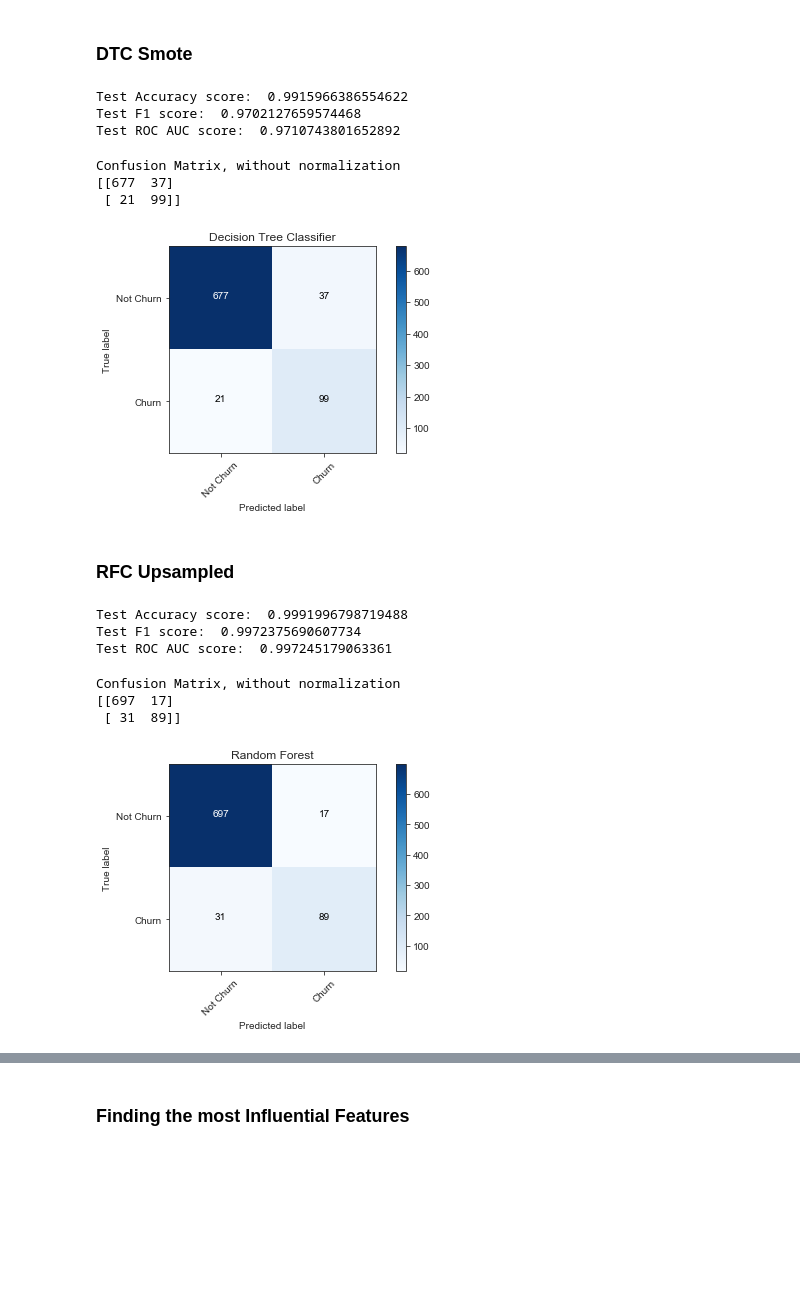
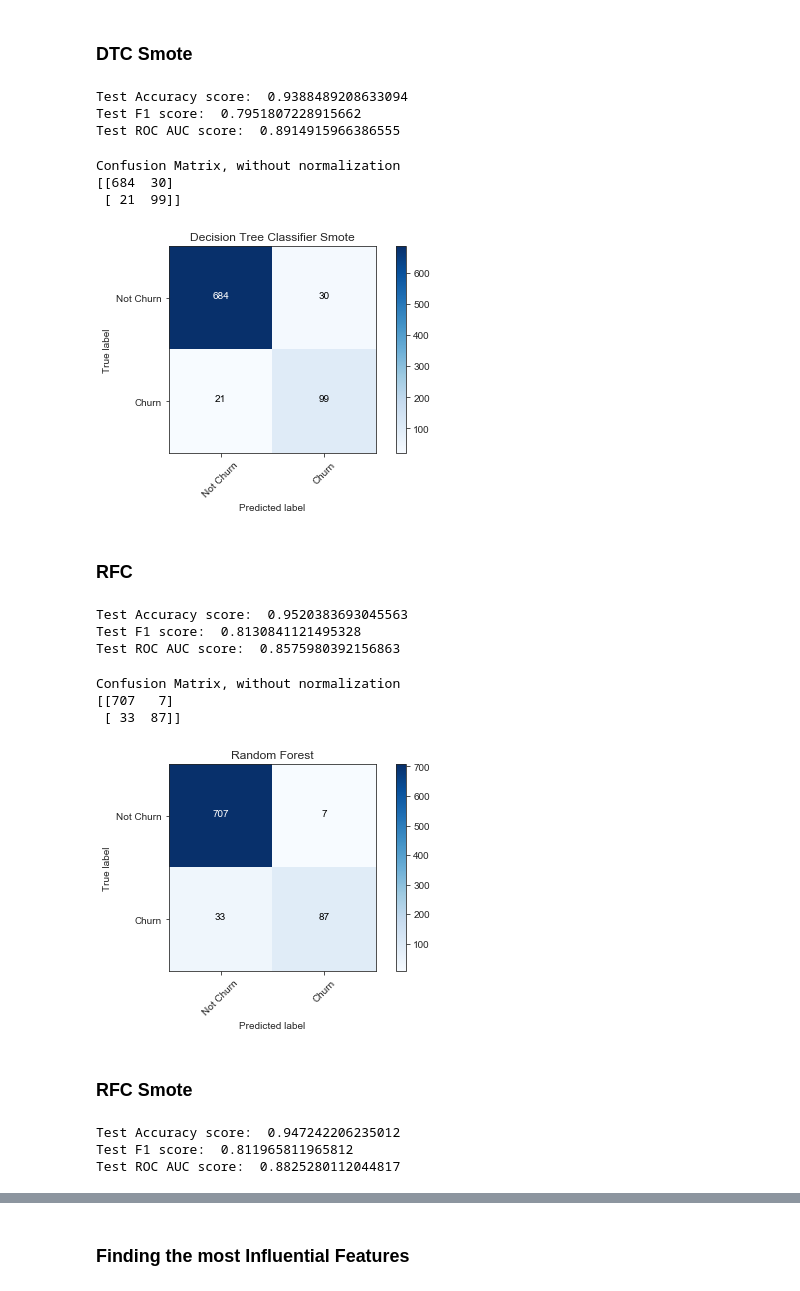
Before and after one commit to ChrisFiorentine/mod3_project, a Jupyter notebook: next_notebook.ipynb, the cells around one changed output, grey strips where cells are left out. Saved outputs shown, nothing was run; the diff lists cells and outputs as text; code cells hidden in the pictures; blank space fills up the shorter version.

```diff
--- a/next_notebook.ipynb
+++ b/next_notebook.ipynb
@@ -787,0 +986,2 @@ Confusion Matrix, without normalization
+# %%
+fit_predict(lr_smote_gs.best_estimator_,X_train_smote, y_train_smote,X_test2, y_test2)
@@ -787,0 +1008,2 @@ Confusion Matrix, without normalization
+# %%
+fit_predict(dtc_gs.best_estimator_,X_train2, y_train2,X_test2,y_test2)
@@ -788,31 +1028,31 @@ Confusion Matrix, without normalization
 # %% [markdown]
 ### DTC Smote
 # %%
-fit_predict(dtc_smote_gs.best_estimator_,X_train_smote, y_train_smote,X_train2,y_train2)
+fit_predict(dtc_gs_smote.best_estimator_,X_train_smote, y_train_smote,X_test2,y_test2)
 # %% [output]
-Test Accuracy score:  0.9915966386554622
-Test F1 score:  0.9702127659574468
-Test ROC AUC score:  0.9710743801652892
+Test Accuracy score:  0.9388489208633094
+Test F1 score:  0.7951807228915662
+Test ROC AUC score:  0.8914915966386555
 # %%
-dtc_smote_gs_pred = dtc_smote_gs.best_estimator_.predict(X_test2)
+dtc_gs_smote_pred = dtc_gs_smote.best_estimator_.predict(X_test2)
 # %%
-cm = confusion_matrix(y_test2,dtc_smote_gs_pred)
+cm = confusion_matrix(y_test2,dtc_gs_smote_pred)
 classes = ['Not Churn', 'Churn']
 plot_confusion_matrix(cm, classes,
                           normalize=False,
-                          title='Decision Tree Classifier',
+                          title='Decision Tree Classifier Smote',
                           cmap=plt.cm.Blues)
 # %% [output]
 Confusion Matrix, without normalization
-[[677  37]
+[[684  30]
  [ 21  99]]
-[figure, old version]
+[figure, new version]
 # %% [markdown]
-### RFC Upsampled
+### RFC
 # %%
-fit_predict(rfc_up_gs.best_estimator_,X_train_upsampled, y_train_upsampled,X_train2,y_train2)
+fit_predict(rfc_gs.best_estimator_,X_train2, y_train2,X_test2,y_test2)
 # %% [output]
-Test Accuracy score:  0.9991996798719488
-Test F1 score:  0.9972375690607734
-Test ROC AUC score:  0.997245179063361
+Test Accuracy score:  0.9520383693045563
+Test F1 score:  0.8130841121495328
+Test ROC AUC score:  0.8575980392156863
 # %%
@@ -820,5 +1060,5 @@ rfc_up_gs_pred = rfc_up_gs.best_estimator_.predict(X_test2)
 # %%
-cm = confusion_matrix(y_test2,rfc_up_gs_pred)
+cm = confusion_matrix(y_test2,rfc_gs_pred)
 classes = ['Not Churn', 'Churn']
 plot_confusion_matrix(cm, classes,
                           normalize=False,
@@ -826,6 +1066,14 @@ plot_confusion_matrix(cm, classes,
                           cmap=plt.cm.Blues)
 # %% [output]
 Confusion Matrix, without normalization
-[[697  17]
- [ 31  89]]
+[[707   7]
+ [ 33  87]]
-[figure, old version]
+[figure, new version]
+# %% [markdown]
+### RFC Smote
+# %%
+fit_predict(rfc_gs_smote.best_estimator_,X_train_smote, y_train_smote,X_test2,y_test2)
+# %% [output]
+Test Accuracy score:  0.947242206235012
+Test F1 score:  0.811965811965812
+Test ROC AUC score:  0.8825280112044817
```
Also changed, not shown: parts of 73 cells of this notebook.
